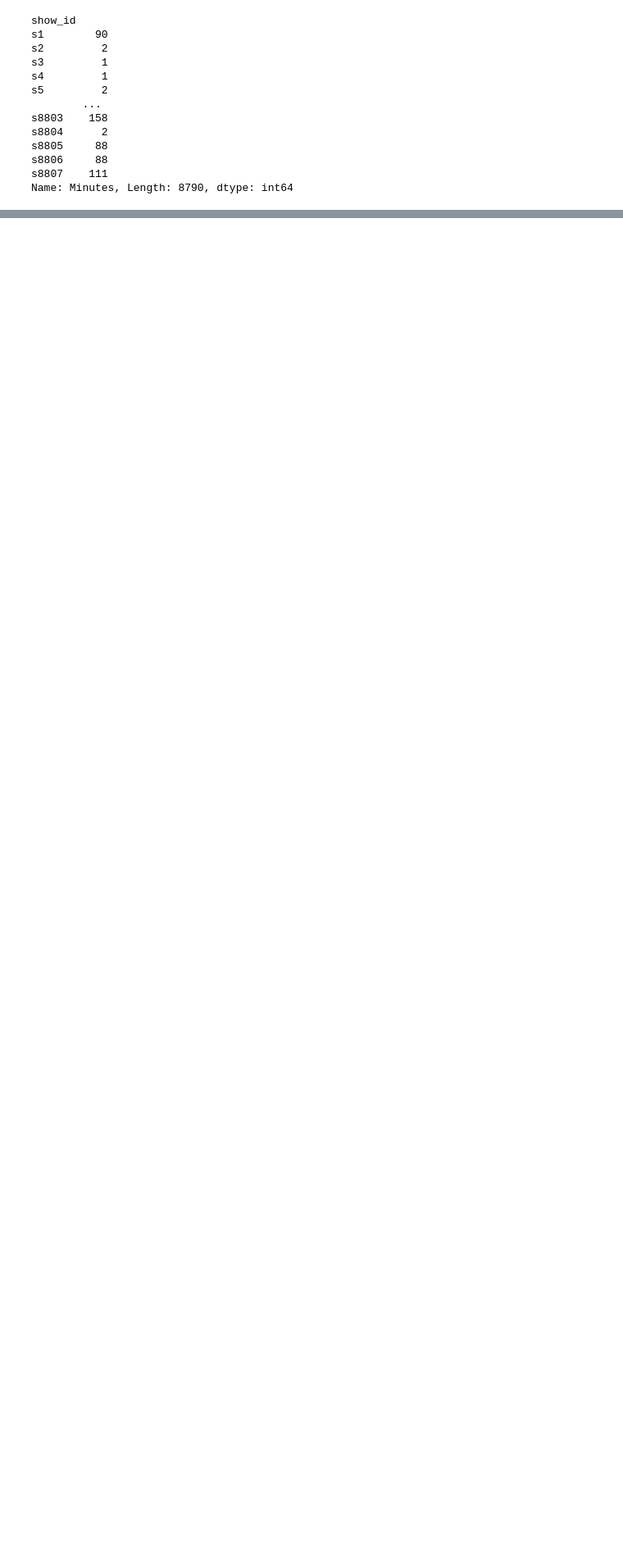
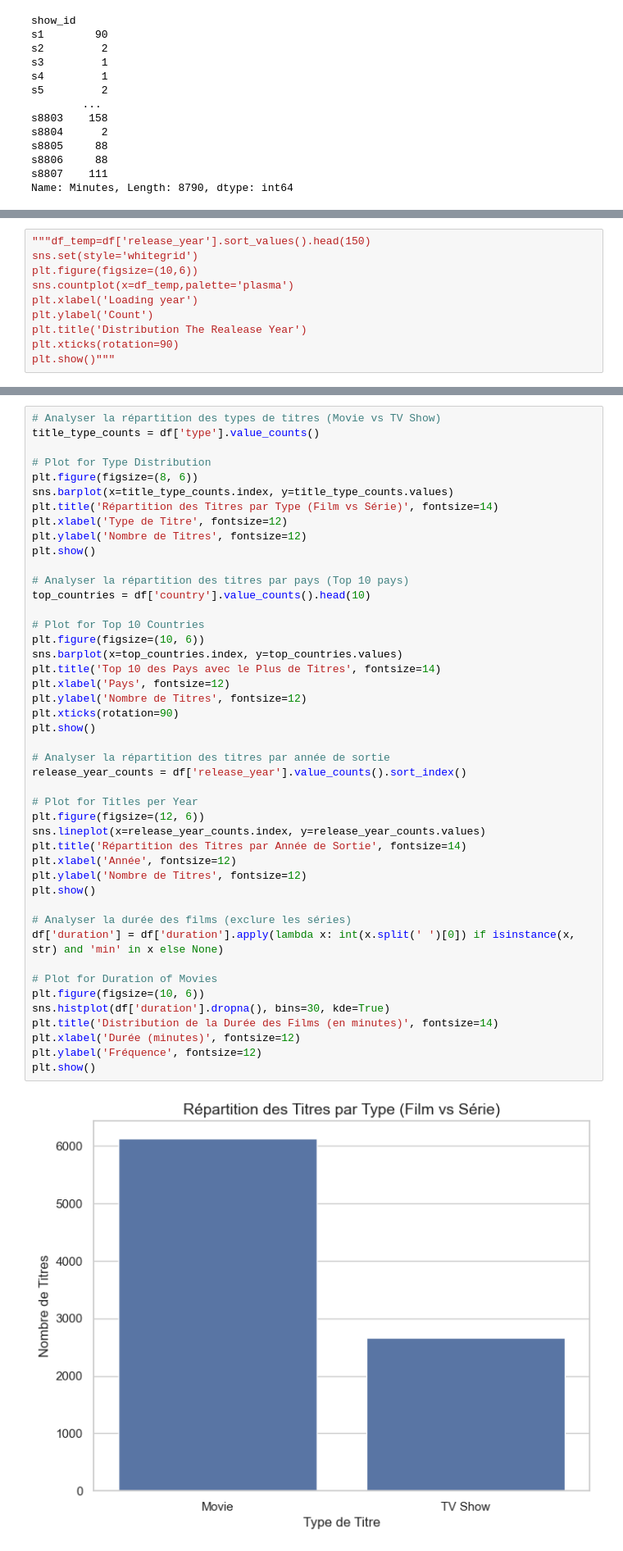
Before and after one commit to HugoB-AS/cautious-fiesta, a Jupyter notebook: Exo_2.ipynb, the cells around one changed output, grey strips where cells are left out. Shown at 82% size. Saved outputs shown, nothing was run; the diff lists cells and outputs as text; blank space fills up the shorter version.

```diff
--- a/Exo_2.ipynb
+++ b/Exo_2.ipynb
@@ -277,0 +330,10 @@ Name: Minutes, Length: 8790, dtype: int64
+# %%
+"""df_temp=df['release_year'].sort_values().head(150)
+sns.set(style='whitegrid')
+plt.figure(figsize=(10,6))
+sns.countplot(x=df_temp,palette='plasma')
+plt.xlabel('Loading year')
+plt.ylabel('Count')
+plt.title('Distribution The Realease Year')
+plt.xticks(rotation=90)
+plt.show()"""
@@ -277,0 +353,47 @@ Name: Minutes, Length: 8790, dtype: int64
+# %%
+# Analyser la répartition des types de titres (Movie vs TV Show)
+title_type_counts = df['type'].value_counts()
+
+# Plot for Type Distribution
+plt.figure(figsize=(8, 6))
+sns.barplot(x=title_type_counts.index, y=title_type_counts.values)
+plt.title('Répartition des Titres par Type (Film vs Série)', fontsize=14)
+plt.xlabel('Type de Titre', fontsize=12)
+plt.ylabel('Nombre de Titres', fontsize=12)
+plt.show()
+
+# Analyser la répartition des titres par pays (Top 10 pays)
+top_countries = df['country'].value_counts().head(10)
+
+# Plot for Top 10 Countries
+plt.figure(figsize=(10, 6))
+sns.barplot(x=top_countries.index, y=top_countries.values)
+plt.title('Top 10 des Pays avec le Plus de Titres', fontsize=14)
+plt.xlabel('Pays', fontsize=12)
+plt.ylabel('Nombre de Titres', fontsize=12)
+plt.xticks(rotation=90)
+plt.show()
+
+# Analyser la répartition des titres par année de sortie
+release_year_counts = df['release_year'].value_counts().sort_index()
+
+# Plot for Titles per Year
+plt.figure(figsize=(12, 6))
+sns.lineplot(x=release_year_counts.index, y=release_year_counts.values)
+plt.title('Répartition des Titres par Année de Sortie', fontsize=14)
+plt.xlabel('Année', fontsize=12)
+plt.ylabel('Nombre de Titres', fontsize=12)
+plt.show()
+
+# Analyser la durée des films (exclure les séries)
+df['duration'] = df['duration'].apply(lambda x: int(x.split(' ')[0]) if isinstance(x, str) and 'min' in x else None)
+
+# Plot for Duration of Movies
+plt.figure(figsize=(10, 6))
+sns.histplot(df['duration'].dropna(), bins=30, kde=True)
+plt.title('Distribution de la Durée des Films (en minutes)', fontsize=14)
+plt.xlabel('Durée (minutes)', fontsize=12)
+plt.ylabel('Fréquence', fontsize=12)
+plt.show()
+# %% [output]
+[figure, added]
```
Also changed, not shown: parts of 8 cells of this notebook.
